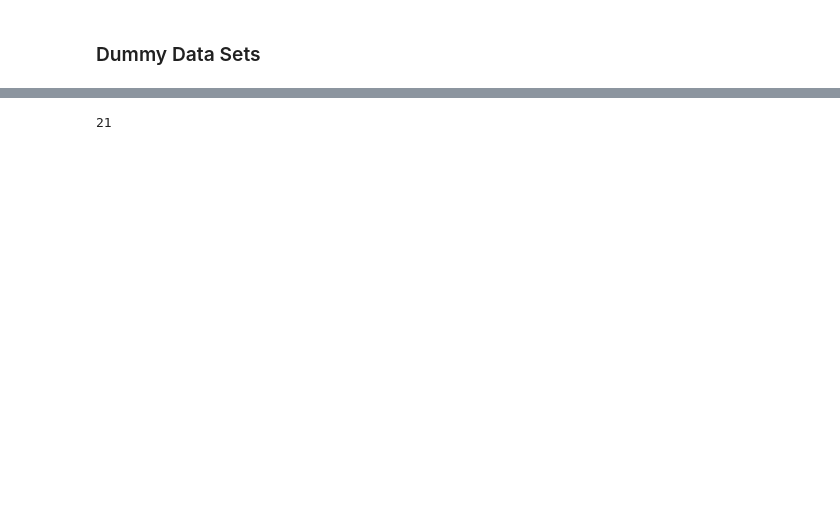
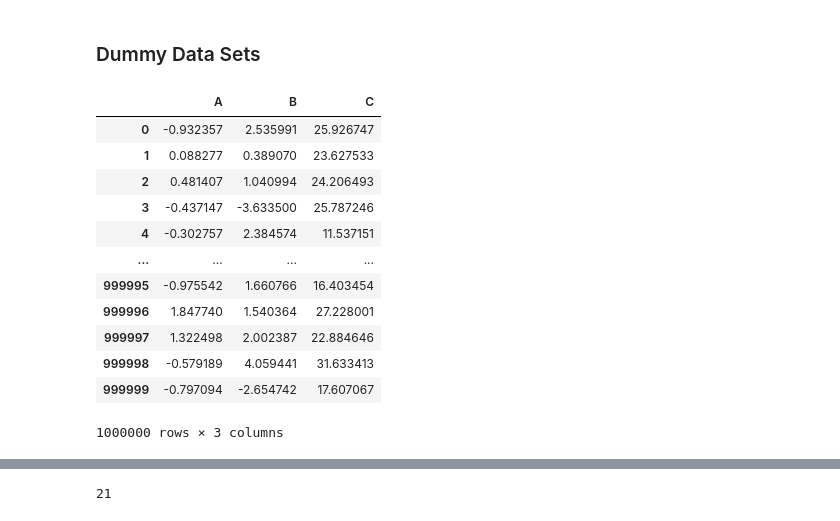
Before and after one commit to quiquegtz27/python-ml-course, a Jupyter notebook: notebooks/T2 - 2 - Data Cleaning - Funciones de distribución de probabilidad - Colab.ipynb, the cells around one changed output, grey strips where cells are left out. Cells and saved outputs as stored; diff of their text form; code cells hidden in the pictures; blank space fills up the shorter version.

```diff
--- a/notebooks/T2 - 2 - Data Cleaning - Funciones de distribución de probabilidad - Colab.ipynb
+++ b/notebooks/T2 - 2 - Data Cleaning - Funciones de distribución de probabilidad - Colab.ipynb
@@ -136,13 +136,29 @@ pi_montecarlo(10000, 200)
 ### Dummy Data Sets
 # %%
 n = 1000000
+#Se define como un diccionario con el método de pandas DataFrame
 data = pd.DataFrame(
     {
         'A' : np.random.randn(n),
         'B' : 1.5 + 2.5 * np.random.randn(n),
         'C' : np.random.uniform(5, 32, n)
     }
 )
+data
+# %% [output]
+|  | A | B | C |
+| 0 | -0.932357 | 2.535991 | 25.926747 |
+| 1 | 0.088277 | 0.389070 | 23.627533 |
+| 2 | 0.481407 | 1.040994 | 24.206493 |
+| 3 | -0.437147 | -3.633500 | 25.787246 |
+| 4 | -0.302757 | 2.384574 | 11.537151 |
+| ... | ... | ... | ... |
+| 999995 | -0.975542 | 1.660766 | 16.403454 |
+| 999996 | 1.847740 | 1.540364 | 27.228001 |
+| 999997 | 1.322498 | 2.002387 | 22.884646 |
+| 999998 | -0.579189 | 4.059441 | 31.633413 |
+| 999999 | -0.797094 | -2.654742 | 17.607067 |
+1000000 rows × 3 columns
 # %%
 data.describe()
 # %% [output]
```
Also changed, not shown: parts of 9 cells of this notebook.
